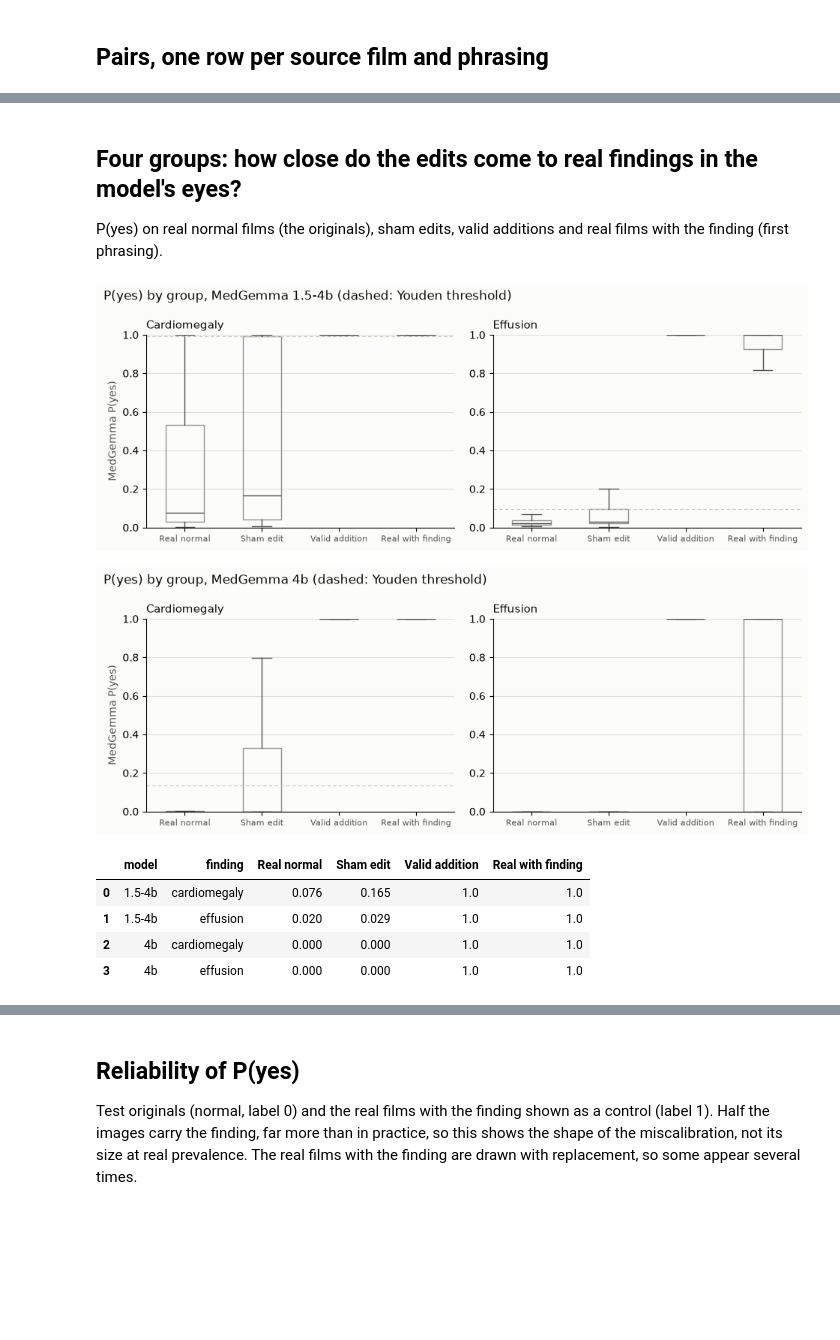
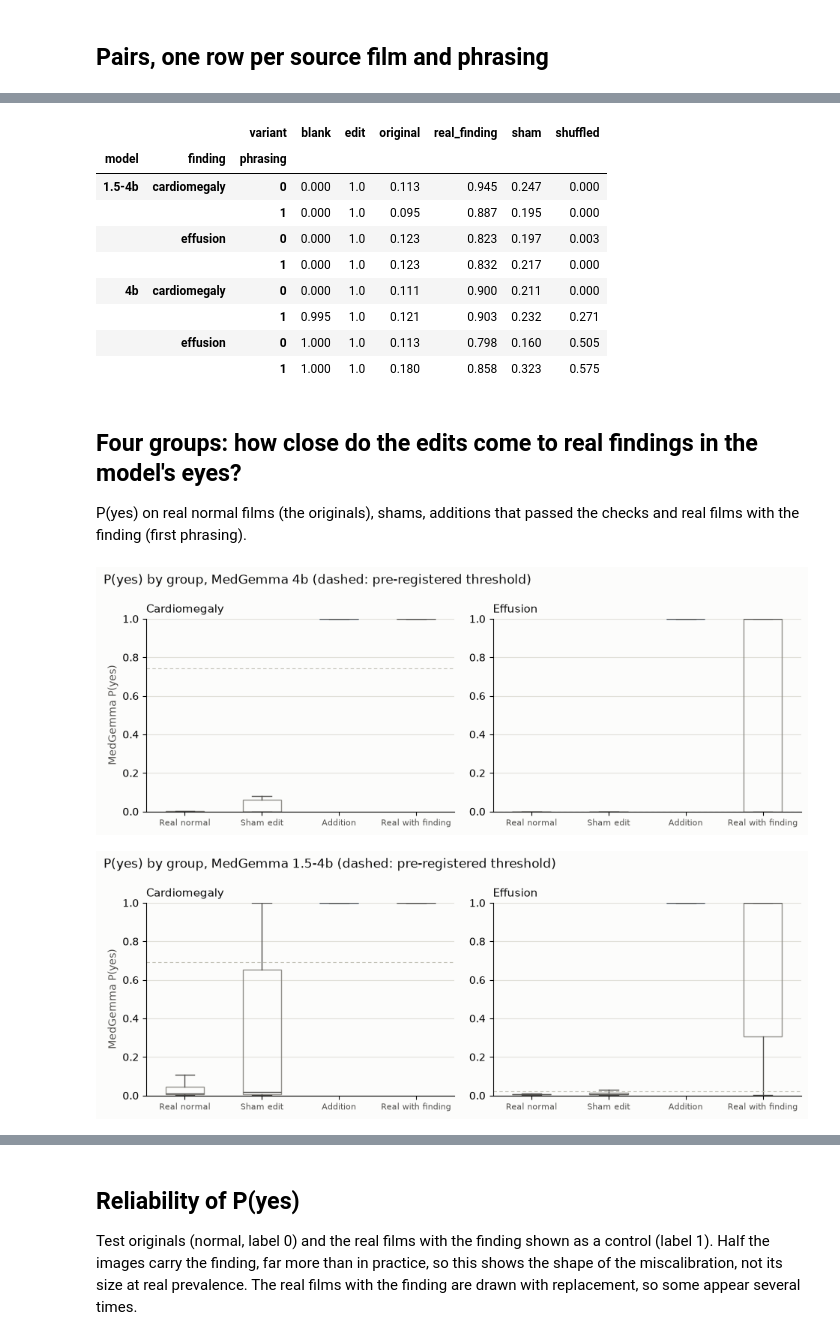
Before and after one commit to m871-akram/cxr-grounding, a Jupyter notebook: notebooks/03_audit.ipynb, the cells around one changed output, grey strips where cells are left out. Cells and saved outputs as stored; diff of their text form; code cells hidden in the pictures; blank space fills up the shorter version.

```diff
--- a/notebooks/03_audit.ipynb
+++ b/notebooks/03_audit.ipynb
@@ -153,14 +221,14 @@ real findings.
 # %%
 rows = []
 for m in models:
-    w = wide[m]
-    for (finding, phrasing), g in w.groupby(["finding", "phrasing"]):
-        row = {"model": m, "finding": finding, "phrasing": phrasing}
-        for variant in ["original", "sham", "edit", "blank", "shuffled", "real_finding"]:
+    for (finding, phrasing), g in wide[m].groupby(["finding", "phrasing"]):
+        t = g["threshold_log_odds"].iloc[0]
+        for variant in VARIANTS:
             d = g[g["valid"]] if variant == "edit" else g
-            row[variant] = (d[variant] > d["threshold"]).mean()
-        rows.append(row)
-controls = pd.DataFrame(rows).round(3)
-controls.to_csv(ROOT / "results" / "audit_controls.csv", index=False)
-controls
+            rows.append({"model": m, "finding": finding, "phrasing": phrasing, "variant": variant, "n": len(d),
+                         "share_above_05": (d[variant] > 0).mean(), "share_above_threshold": (d[variant] > t).mean(),
+                         "max_p_yes": d[f"p_{variant}"].max(), "median_yes_no_mass": d[f"mass_{variant}"].median()})
+controls = pd.DataFrame(rows)
+controls.to_csv(R / "audit_controls.csv", index=False)
+controls.pivot_table(index=["model", "finding", "phrasing"], columns="variant", values="share_above_05").round(3)
 # %% [output]
@@ -176,53 +245,53 @@ controls
+# %%
+controls.pivot_table(index=["model", "finding", "phrasing"], columns="variant", values="share_above_threshold").round(3)
+# %% [output]
+|  |  | variant | blank | edit | original | real_finding | sham | shuffled |
+| model | finding | phrasing |  |  |  |  |  |  |
+| 1.5-4b | cardiomegaly | 0 | 0.000 | 1.0 | 0.113 | 0.945 | 0.247 | 0.000 |
+|  |  | 1 | 0.000 | 1.0 | 0.095 | 0.887 | 0.195 | 0.000 |
+|  | effusion | 0 | 0.000 | 1.0 | 0.123 | 0.823 | 0.197 | 0.003 |
+|  |  | 1 | 0.000 | 1.0 | 0.123 | 0.832 | 0.217 | 0.000 |
+| 4b | cardiomegaly | 0 | 0.000 | 1.0 | 0.111 | 0.900 | 0.211 | 0.000 |
+|  |  | 1 | 0.995 | 1.0 | 0.121 | 0.903 | 0.232 | 0.271 |
+|  | effusion | 0 | 1.000 | 1.0 | 0.113 | 0.798 | 0.160 | 0.505 |
+|  |  | 1 | 1.000 | 1.0 | 0.180 | 0.858 | 0.323 | 0.575 |
 # %% [markdown]
 ## Four groups: how close do the edits come to real findings in the model's eyes?
 
-P(yes) on real normal films (the originals), sham edits, valid additions and real films with the
-finding (first phrasing).
+P(yes) on real normal films (the originals), shams, additions that passed the checks and real films
+with the finding (first phrasing).
 # %%
-groups = [("Real normal", "original"), ("Sham edit", "sham"), ("Valid addition", "edit"),
-          ("Real with finding", "real_finding")]
+groups = [("Real normal", "original"), ("Sham edit", "sham"), ("Addition", "edit"), ("Real with finding", "real_finding")]
 for m in models:
     findings = sorted(wide[m]["finding"].unique())
-    fig, axes = plt.subplots(1, len(findings), figsize=(4.8 * len(findings), 3.6), facecolor=SURFACE,
-                             squeeze=False)
+    fig, axes = plt.subplots(1, len(findings), figsize=(4.8 * len(findings), 3.6), facecolor=SURFACE, squeeze=False)
     for ax, finding in zip(axes[0], findings):
         g = wide[m][(wide[m]["finding"] == finding) & (wide[m]["phrasing"] == 0)]
-        data = [g.loc[g["valid"], col] if col == "edit" else g[col] for _, col in groups]
+        data = [g.loc[g["valid"], f"p_{col}"] if col == "edit" else g[f"p_{col}"] for _, col in groups]
         parts = ax.boxplot(data, widths=0.5, showfliers=False, patch_artist=True)
         for k, box in enumerate(parts["boxes"]):
             box.set(facecolor=ACCENT if groups[k][1] == "edit" else "none",
                     edgecolor=ACCENT if groups[k][1] == "edit" else MUTED, alpha=0.9)
         for key in ["whiskers", "caps", "medians"]:
             for line in parts[key]:
                 line.set(color=INK_2, linewidth=1)
         ax.axhline(g["threshold"].iloc[0], color=AXIS, linewidth=0.8, linestyle=(0, (4, 3)))
         ax.set_xticks(range(1, 5), [name for name, _ in groups], fontsize=8, color=INK_2)
         ax.set_ylim(0, 1)
         ax.set_title(finding.capitalize(), loc="left", color=INK, fontsize=11)
         ax.set_facecolor(SURFACE)
         ax.grid(axis="y", color=GRID, linewidth=0.8)
         ax.set_axisbelow(True)
         for side in ["top", "right"]:
             ax.spines[side].set_visible(False)
     axes[0, 0].set_ylabel("MedGemma P(yes)", color=INK_2)
-    fig.suptitle(f"P(yes) by group, MedGemma {m} (dashed: Youden threshold)", x=0.01, ha="left",
-                 color=INK, fontsize=12)
+    fig.suptitle(f"P(yes) by group, MedGemma {m} (dashed: pre-registered threshold)", x=0.01, ha="left", color=INK, fontsize=12)
     fig.tight_layout()
-    fig.savefig(ROOT / "results" / f"audit_groups_{m}.png", dpi=200, facecolor=SURFACE)
+    fig.savefig(R / f"audit_groups_{m}.png", dpi=200, facecolor=SURFACE)
     plt.show()
-
-medians = pd.DataFrame([{"model": m, "finding": f, **{name: (g.loc[g["valid"], col] if col == "edit" else g[col]).median()
-                         for name, col in groups}}
-                        for m in models for f, g in wide[m][wide[m]["phrasing"] == 0].groupby("finding")]).round(3)
-medians
 # %% [output]
-[figure, old version]
+[figure, new version]
-[figure, old version]
+[figure, new version]
-|  | model | finding | Real normal | Sham edit | Valid addition | Real with finding |
-| 0 | 1.5-4b | cardiomegaly | 0.076 | 0.165 | 1.0 | 1.0 |
-| 1 | 1.5-4b | effusion | 0.020 | 0.029 | 1.0 | 1.0 |
-| 2 | 4b | cardiomegaly | 0.000 | 0.000 | 1.0 | 1.0 |
-| 3 | 4b | effusion | 0.000 | 0.000 | 1.0 | 1.0 |
 # %% [markdown]
 ## Sham breakdown: anatomical change or editing traces?
 
```
Also changed, not shown: parts of 25 cells of this notebook, 47 other files.
